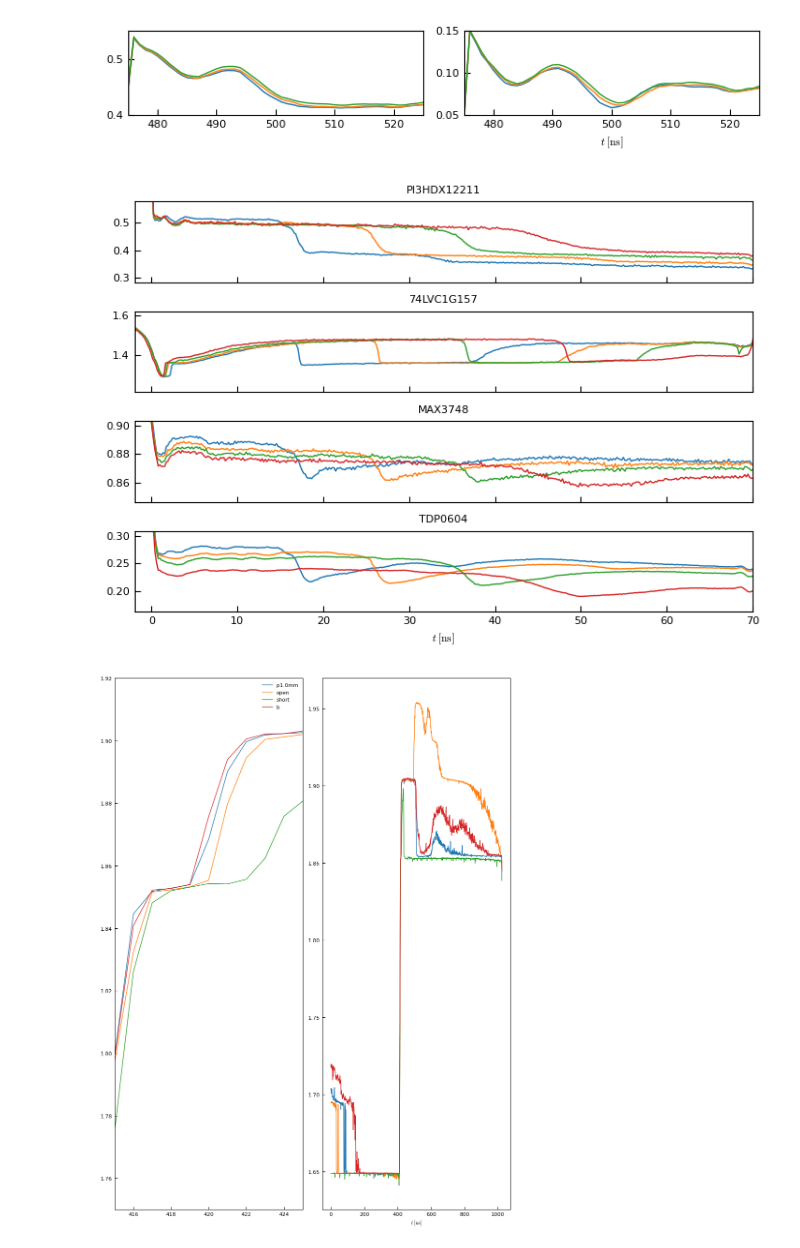
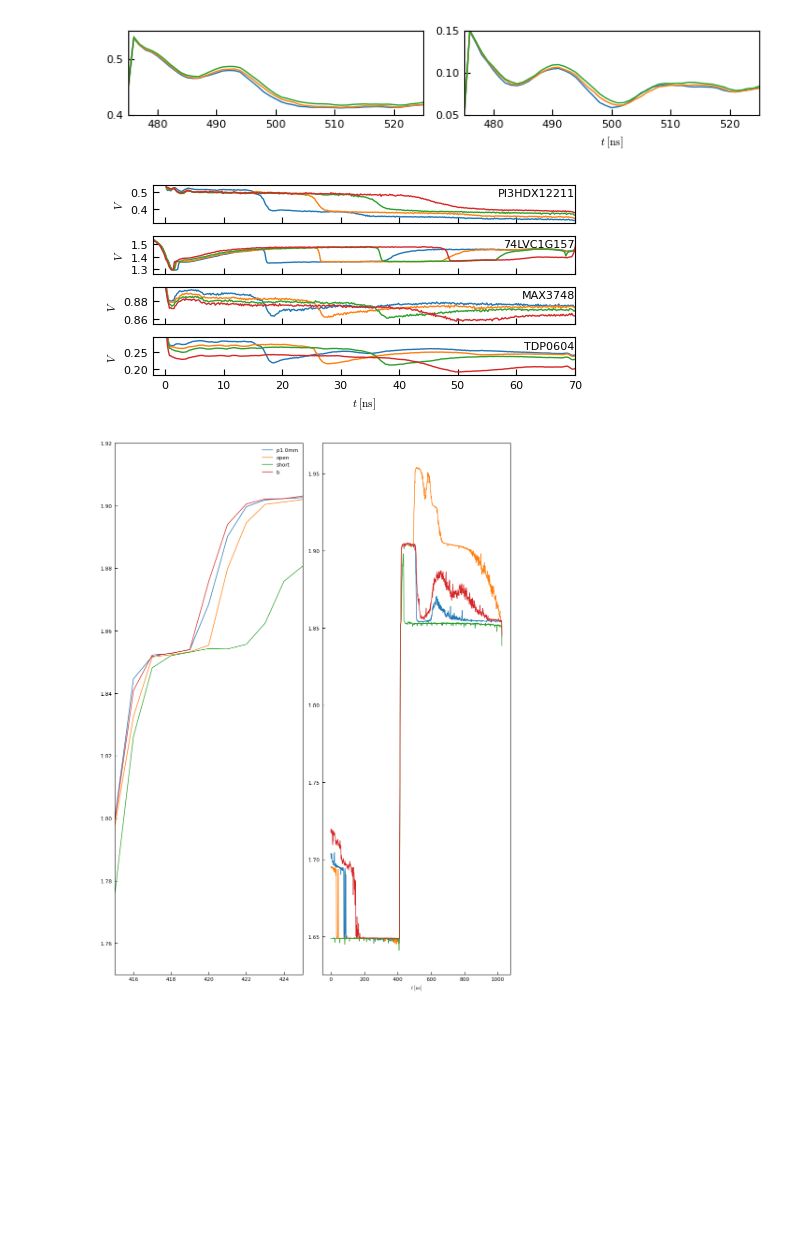
Before and after one commit to jaseg/sampling-mesh-monitor, a Jupyter notebook: jupyter_notebooks/Traces.ipynb, the cells around one changed output. Drawn from its saved outputs; the diff is of its cells as text; code cells hidden in the pictures; blank space fills up the shorter version.

```diff
--- a/jupyter_notebooks/Traces.ipynb
+++ b/jupyter_notebooks/Traces.ipynb
@@ -313,7 +301,7 @@ with plt.rc_context({
     "savefig.bbox": "tight",  # Trim extra whitespace
     "savefig.transparent": True,  # Avoid background color
 }):
-    fig, axs = plt.subplots(4, 1, sharex=True, figsize=[7, 5])
+    fig, axs = plt.subplots(4, 1, sharex=True, figsize=[5, 2.5])
 
     d = meas['74lvc_new2_mesh_p1.0mm']
     sampling_period_ns = 1000 / 168 / 32
@@ -324,38 +312,38 @@ with plt.rc_context({
                              '74lvc': ('74LVC1G157', 'adc1', 4),
                              'max3748': ('MAX3748', 'adc2', 0),
                              'tdp0604': ('TDP0604', 'adc2', 0)}.items()):
         low, high = 1000, -1000
         for name in [
                 'run3_{chip}_mesh_p1.0mm',
                 'run3_{chip}_mesh_p0.6mm',
                 'run3_{chip}_mesh_p0.4mm',
                 'run3_{chip}_mesh_p0.3mm',
             ]:
             d = meas[name.format(chip=chip)]
             v = d[adc]
             th = (v.min() + v.max()) / 2
             idx = np.argmax((v[:-1] >= th) & (v[1:] < th))
             t_off = idx*sampling_period_ns + shift
             ax.plot(t - t_off, v)
 
             v_slice = v[idx+10:idx+350]
             low = min(low, v_slice.min())
             high = max(high, v_slice.max())
 
         amp = high - low
-        low -= 0.3*amp
-        high += 0.3*amp
+        low -= 0.1*amp
+        high += 0.1*amp
         ax.set_ylim([low, high])
-
-        ax.set_title(chip_label)
+        ax.set_ylabel('$V$')
+        ax.set_title(chip_label, y=1.0, pad=-8, loc='right')
         ax.grid()
     axs[-1].set_xlabel(r'$t\;[\mathrm{ns}]$')
     axs[-1].set_xlim([-2, 70])
     fig.tight_layout()
 
 fig.savefig('../paper/fig_mesh_length.pdf')
 # %% [output]
-[figure, old version]
+[figure, new version]
 # %%
 with plt.rc_context({
     'legend.fontsize': 8,
```
Also changed, not shown: parts of 2 cells of this notebook, 3 other files.
